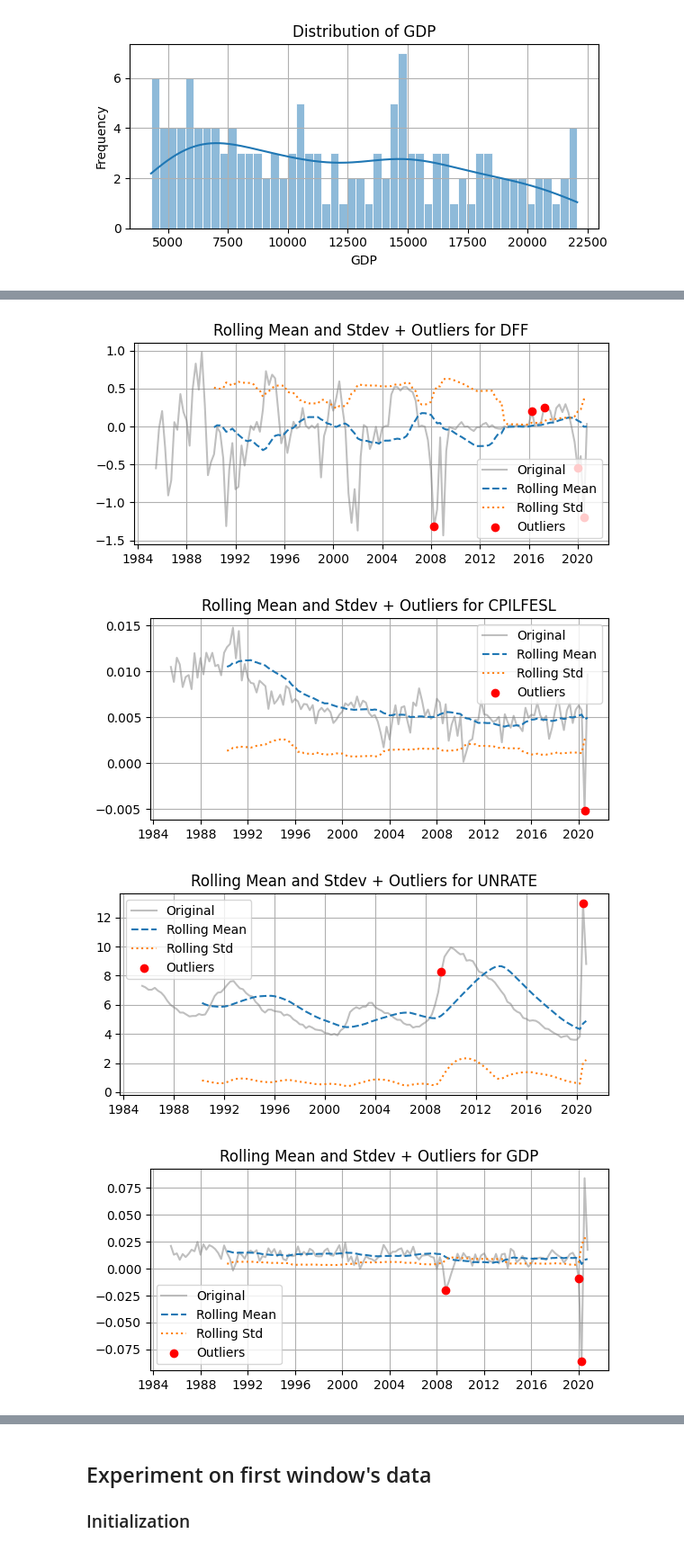
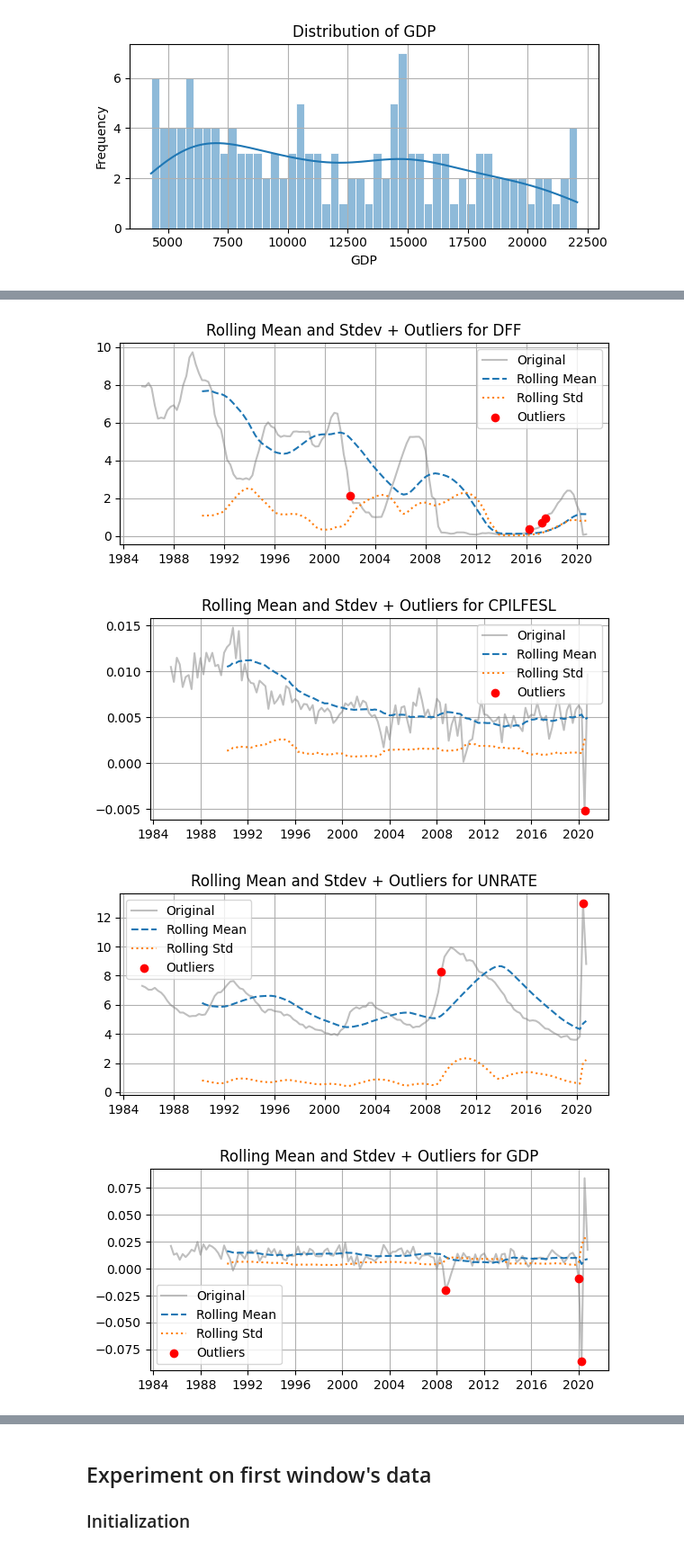
Before and after one commit to lexie-z/macro-model, a Jupyter notebook: playground.ipynb, the cells around one changed output, grey strips where cells are left out. Shown at 90% size. Drawn from its saved outputs; the diff is of its cells as text; code cells hidden in the pictures.

```diff
--- a/playground.ipynb
+++ b/playground.ipynb
@@ -101,15 +100,15 @@ Both differencing and standardization can be post-processed to original scale an
 After first-order log difference, CPI is still slightly non-stationary. Since its rolling mean and stdev is relatively stable locally, I believe it is stationary within a rolling window method. The non-stationary is likely due to regime shift, so second-order log difference is not necessary.
 # %%
 log_diff_cols = ['CPILFESL', 'GDP']
-diff_cols = ['DFF']
+diff_cols = []
 stationary_df = make_stationary(df, log_diff_cols, diff_cols)
 
 # verify staionary
 eda_train_df_stationary = stationary_df[stationary_df.index < split_date]
 eda(eda_train_df_stationary)
 display(adf_test_all_features(eda_train_df_stationary))
 # %% [output]
-[figure, old version]
+[figure, new version]
 [figure]
 [figure]
 [figure]
```
Also changed, not shown: parts of 17 cells of this notebook, 1 other file.
